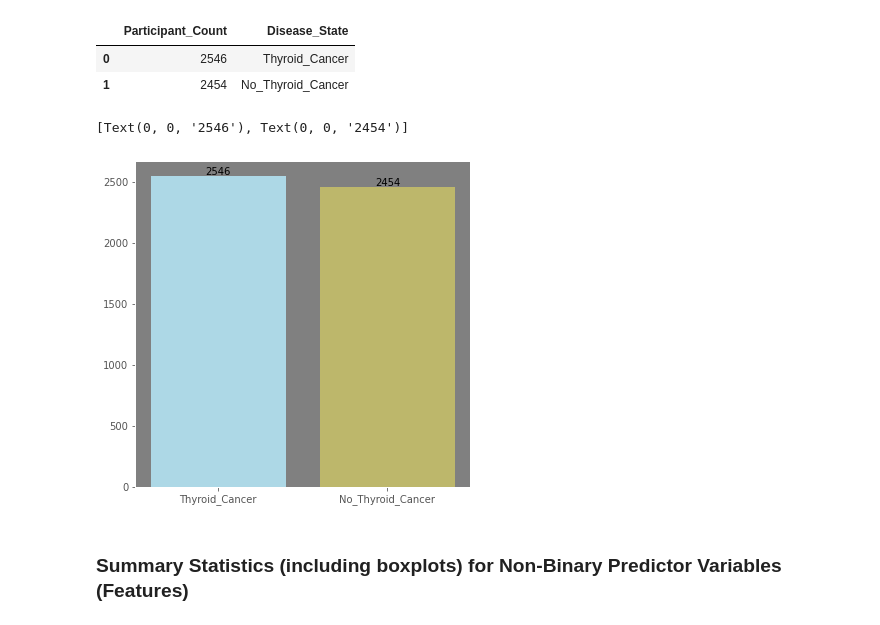
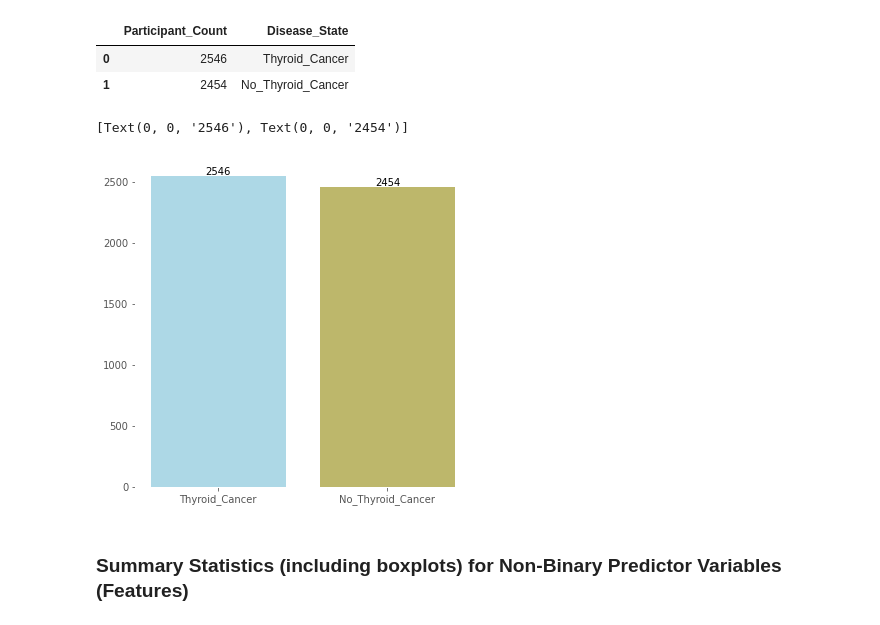
Before and after one commit to Jack-Coutts/ThyCa_Classification_UKBB, a Jupyter notebook: my_supervised_ML_methods.ipynb, the cells around one changed output. Saved outputs shown, nothing was run; the diff lists cells and outputs as text; code cells hidden in the pictures.

```diff
--- a/my_supervised_ML_methods.ipynb
+++ b/my_supervised_ML_methods.ipynb
@@ -94,15 +94,15 @@ c_imbal
 # %%
 # Plot bar chart of imbalance
 colours = ['lightblue', 'darkkhaki']
 plt.figure(figsize=(6,6))
-plt.rcParams['axes.facecolor'] = 'grey'
+plt.rcParams['axes.facecolor'] = 'white'
 plt.grid()
 
 bars = plt.bar(c_imbal['Disease_State'], c_imbal['Participant_Count'], color=colours)
 plt.bar_label(bars)
 # %% [output]
 [Text(0, 0, '2546'), Text(0, 0, '2454')]
-[figure, old version]
+[figure, new version]
 # %% [markdown]
 ### Summary Statistics (including boxplots) for Non-Binary Predictor Variables (Features)
 # %% [markdown]
```
